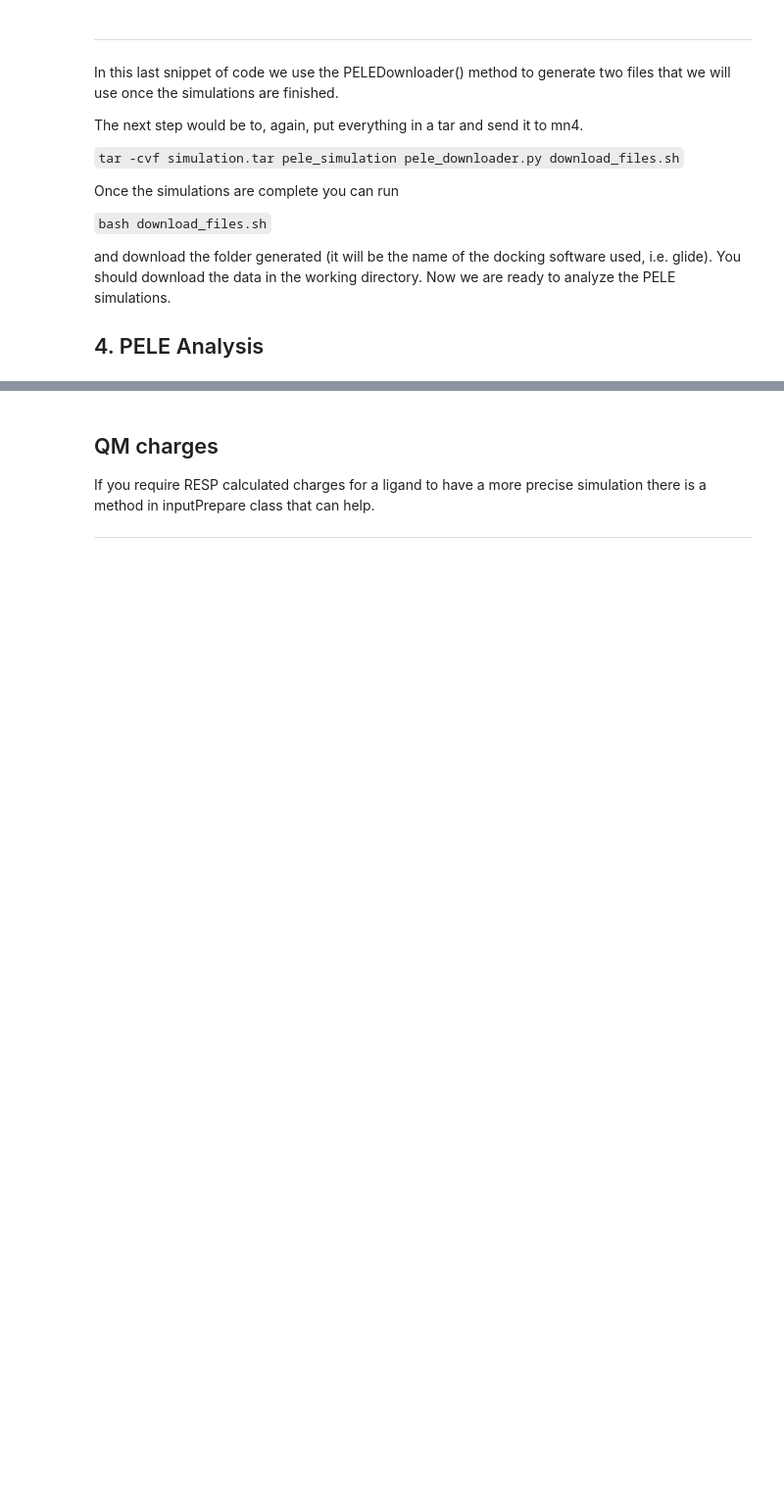
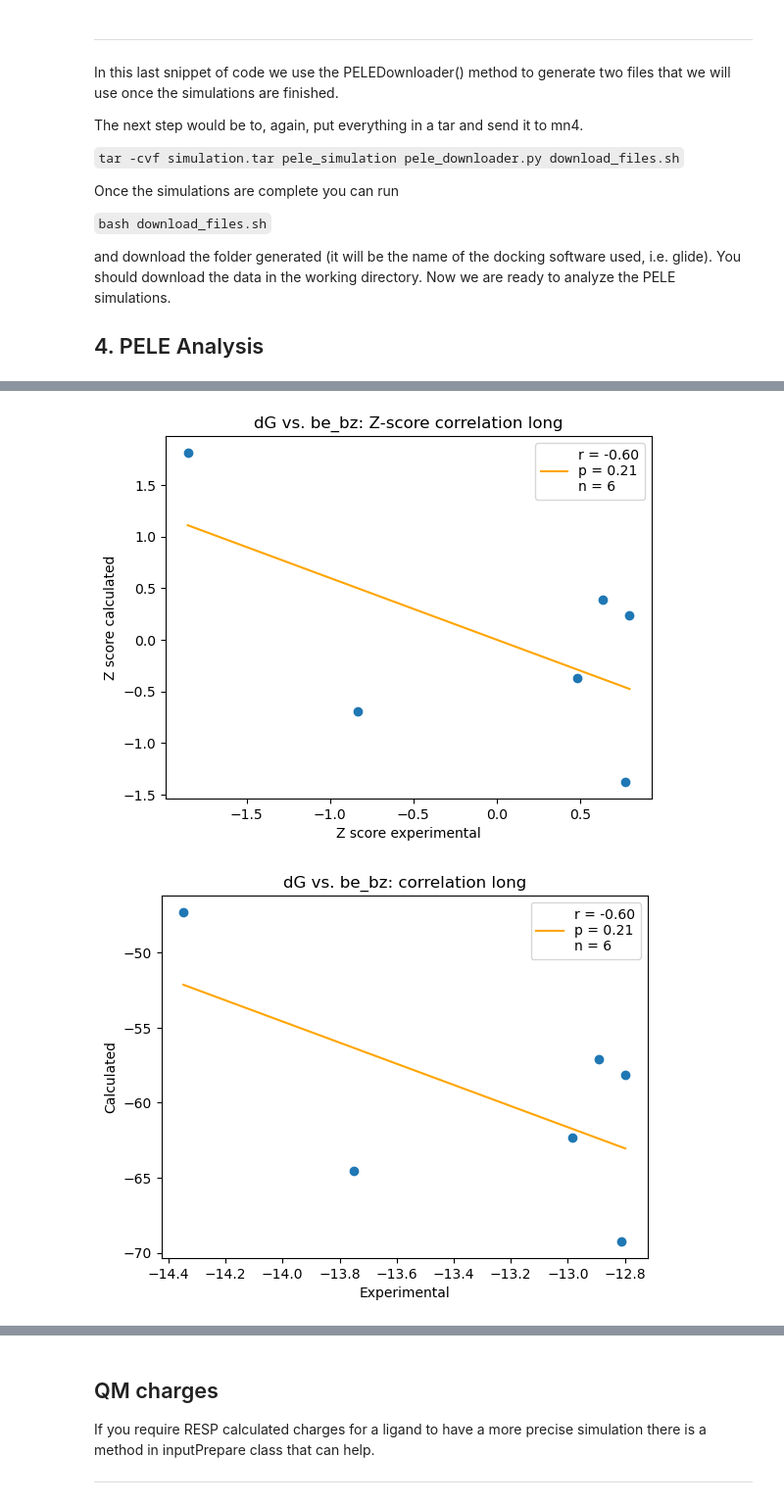
Before and after one commit to ignasipuch/pelevs, a Jupyter notebook: examples/example_pelevs.ipynb, the cells around one changed output, grey strips where cells are left out. Shown at 98% size. Saved outputs shown, nothing was run; the diff lists cells and outputs as text; code cells hidden in the pictures; blank space fills up the shorter version.

```diff
--- a/examples/example_pelevs.ipynb
+++ b/examples/example_pelevs.ipynb
@@ -146,0 +189,5 @@ and download the folder generated (it will be the name of the docking software u
+# %%
+analysis.correlationPlotter('dG', 'be_bz', 'long', df=df_long)
+# %% [output]
+[figure, added]
+[figure, added]
```
Also changed, not shown: parts of 10 cells of this notebook.
